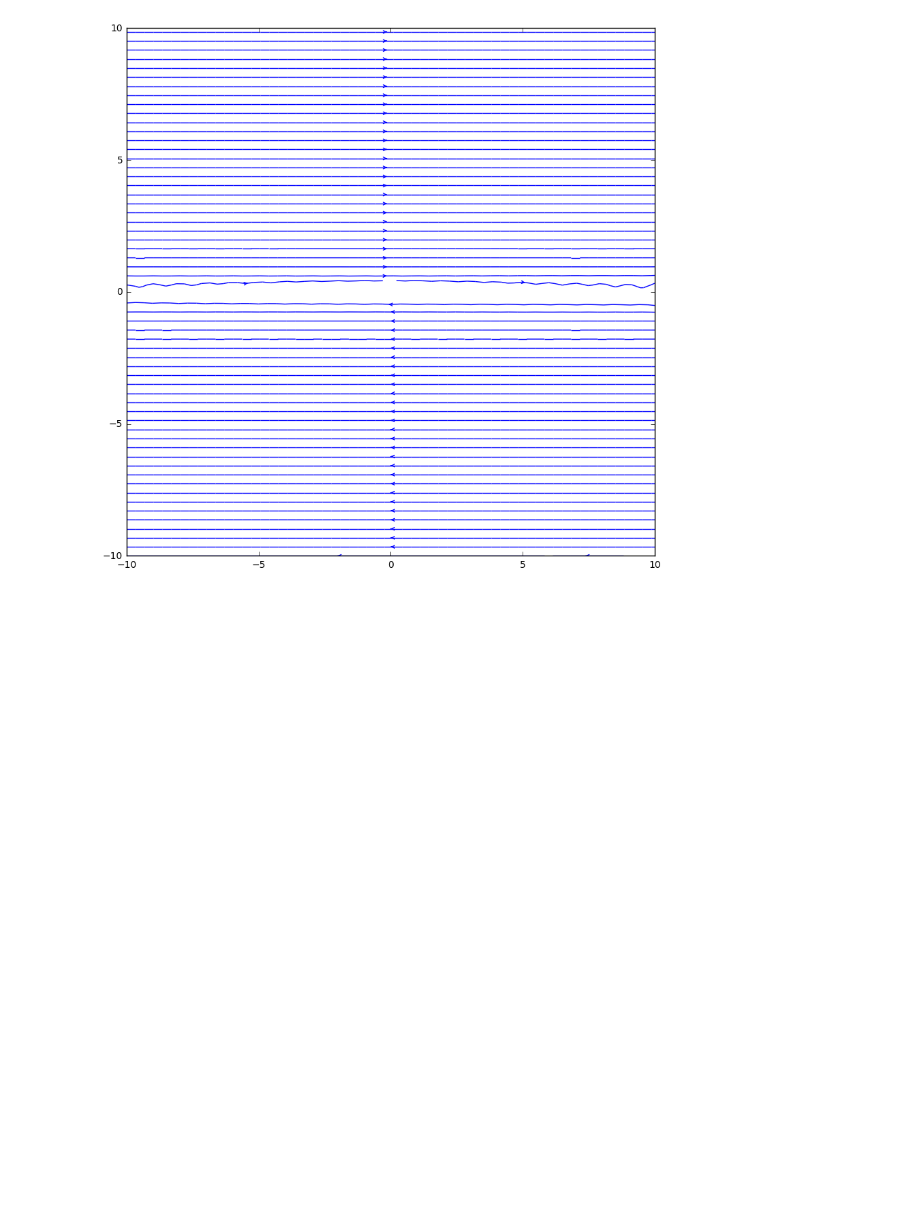
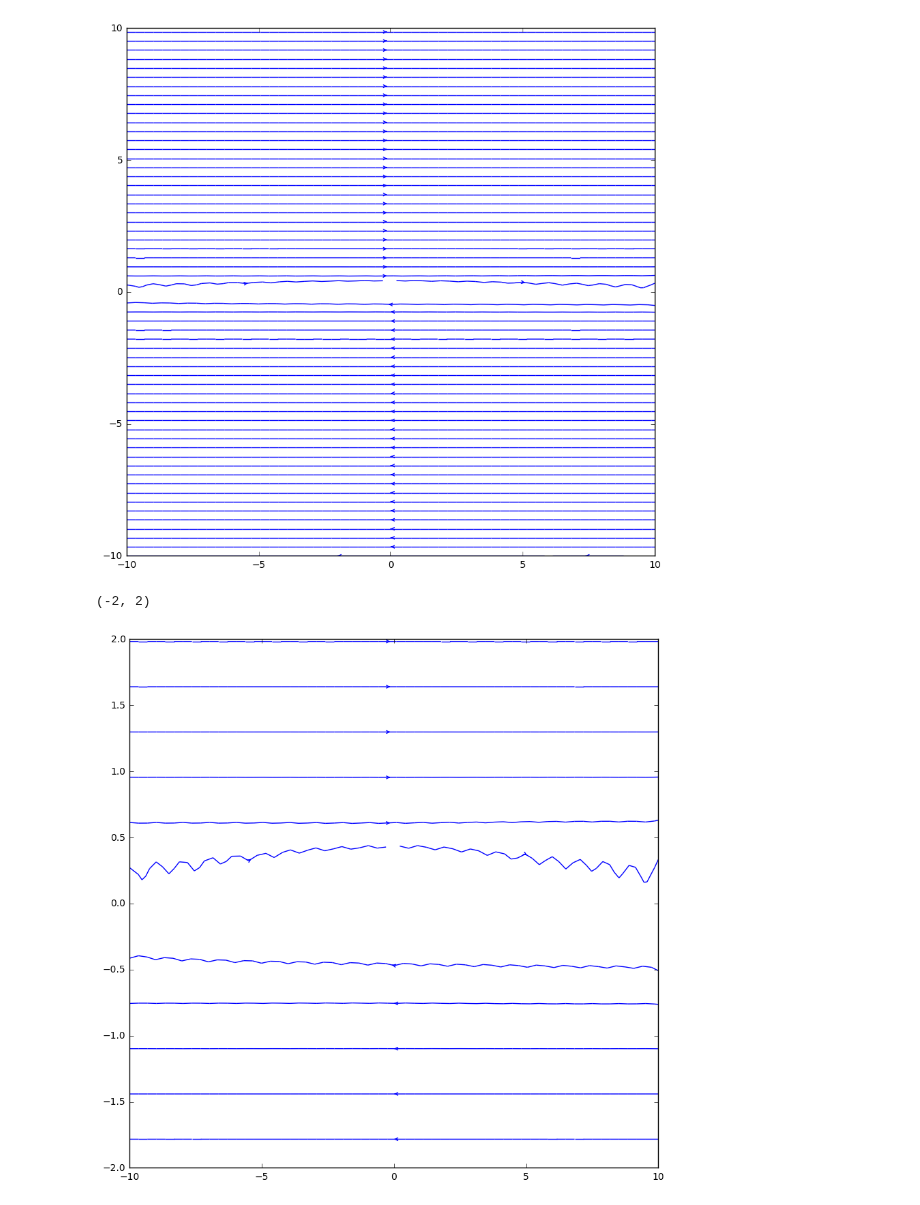
Before and after one commit to iamisrapel/MAE6226, a Jupyter notebook: 05_assignment.ipynb, the cells around one changed output. Drawn from its saved outputs; the diff is of its cells as text; code cells hidden in the pictures; blank space fills up the shorter version.

```diff
--- a/05_assignment.ipynb
+++ b/05_assignment.ipynb
@@ -47,3 +47,11 @@ pyplot.ylim(-12,10)
 # %% [output]
 (-10, 10)
 [figure]
+# %%
+pyplot.figure(figsize=(10, 10))
+pyplot.streamplot(X,Y,uu,vv,density=2, linewidth=1, arrowsize=1, arrowstyle='->')
+pyplot.xlim(-10,10)
+pyplot.ylim(-2,2)
+# %% [output]
+(-2, 2)
+[figure, added]
```
Also changed, not shown: parts of 1 cell of this notebook.
